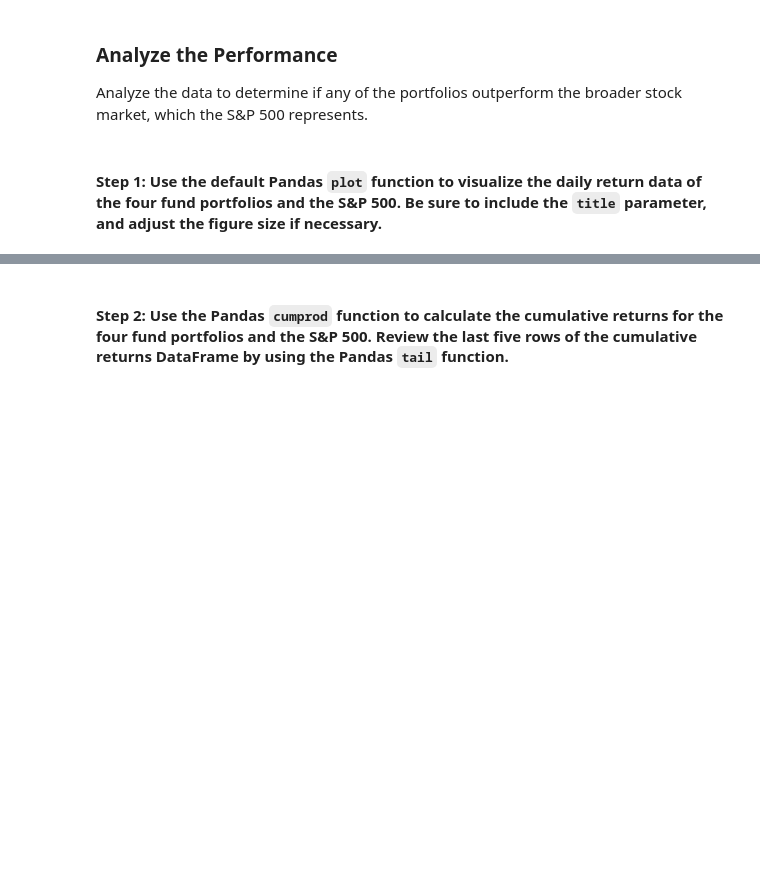
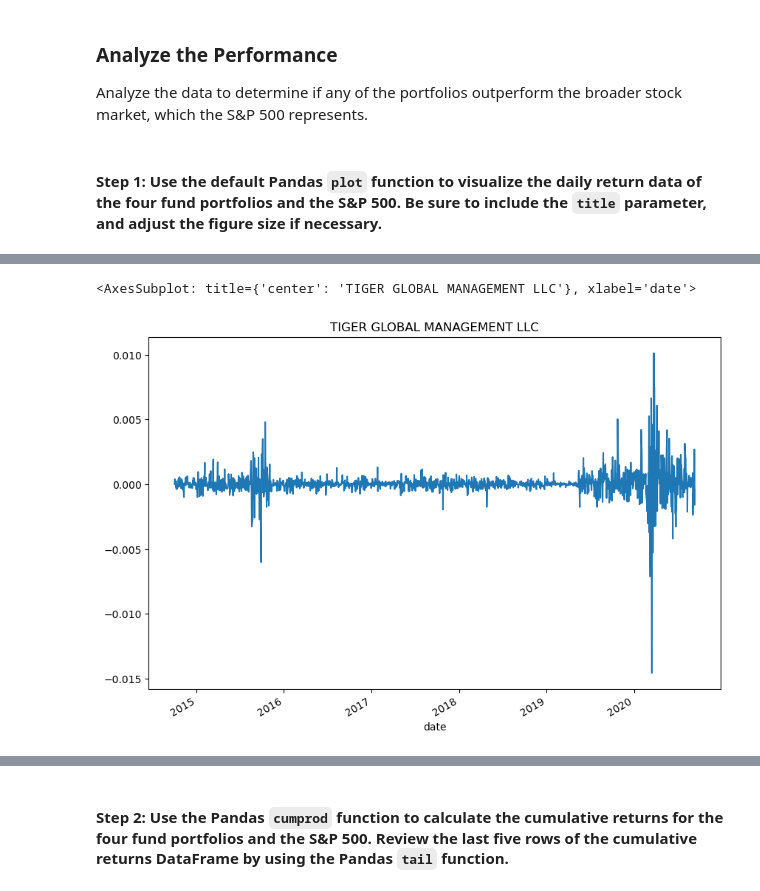
Before and after one commit to SkyRanger05/Module-Challenges, a Jupyter notebook: risk_return_analysis.ipynb, the cells around one changed output, grey strips where cells are left out. Saved outputs shown, nothing was run; the diff lists cells and outputs as text; code cells hidden in the pictures; blank space fills up the shorter version.

```diff
--- a/risk_return_analysis.ipynb
+++ b/risk_return_analysis.ipynb
@@ -132,0 +215,3 @@ Analyze the data to determine if any of the portfolios outperform the broader st
+# %%
+tgm_df = whl_navs_pct.loc[:,"TIGER GLOBAL MANAGEMENT LLC"]
+tgm_df
@@ -132,0 +282,8 @@ Analyze the data to determine if any of the portfolios outperform the broader st
+# %%
+tgm_df.plot(
+    figsize=(10,7),
+    title="TIGER GLOBAL MANAGEMENT LLC"
+)
+# %% [output]
+<AxesSubplot: title={'center': 'TIGER GLOBAL MANAGEMENT LLC'}, xlabel='date'>
+[figure, added]
```
Also changed, not shown: parts of 18 cells of this notebook.
